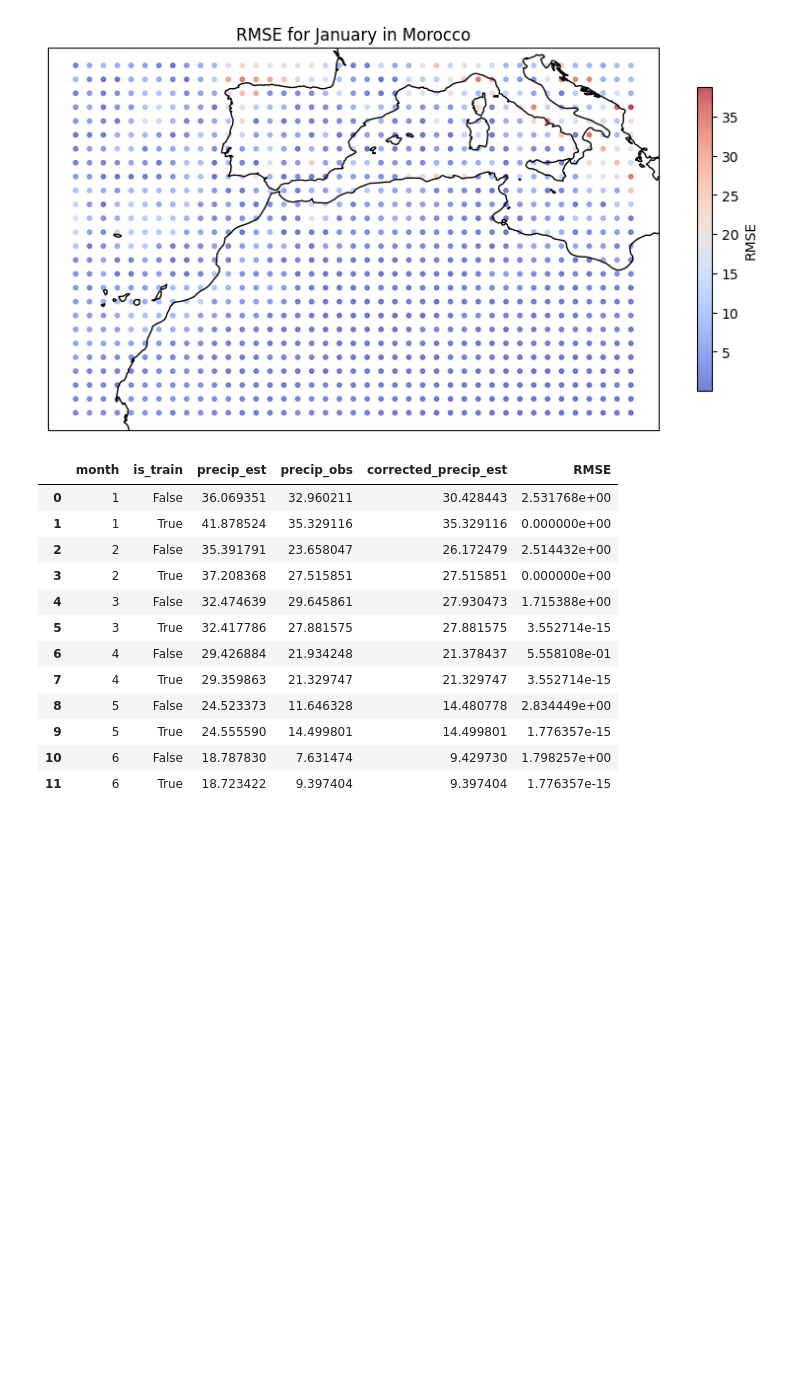
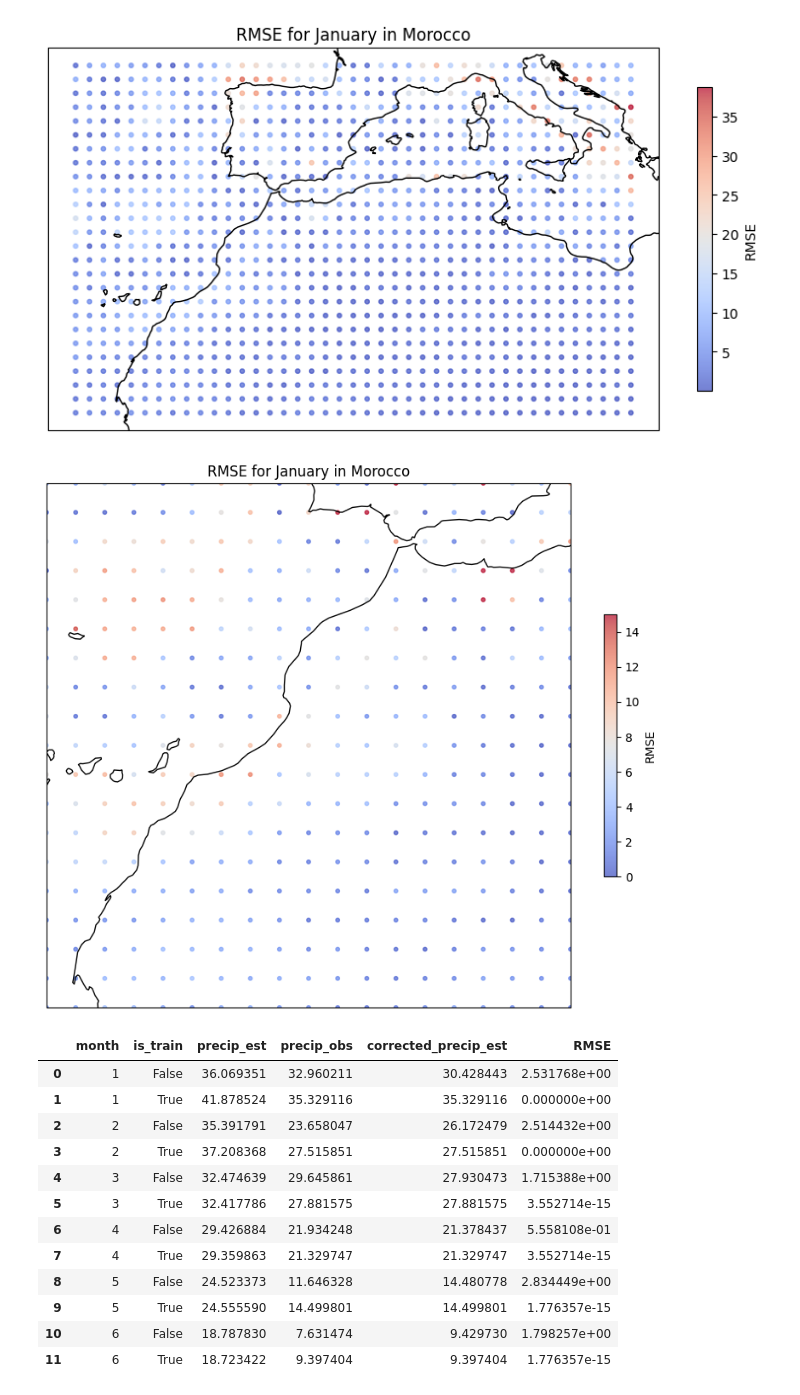
Before and after one commit to Yassmine2020/Precipitations_bias_correction, a Jupyter notebook: QMBC/eQM_grille.ipynb, the cells around one changed output. Cells and saved outputs as stored; diff of their text form; code cells hidden in the pictures; blank space fills up the shorter version.

```diff
--- a/QMBC/eQM_grille.ipynb
+++ b/QMBC/eQM_grille.ipynb
@@ -179,6 +133,37 @@ plt.title('RMSE for January in Morocco')
 plt.show()
 # %% [output]
 [figure]
+# %%
+import matplotlib.pyplot as plt
+import cartopy.crs as ccrs
+import pandas as pd
+
+# Load your data into a DataFrame.
+df = dec_average  # Make sure 'dec_average' is defined and contains your data.
+
+# Filter the DataFrame for January and is_train == False.
+january_test_df = df[(df['month'] == 1) & (df['is_train'] == False)]
+
+# Start by setting up the figure and axes with the desired size and projection.
+plt.figure(figsize=(10, 8))
+ax = plt.axes(projection=ccrs.PlateCarree())
+
+# Set the extent of the map to frame Morocco properly.
+# This should come before plotting the scatter plot to avoid any overlay issues.
+ax.set_extent([-18, 0, 20, 38])
+
+# Add the coastlines to the map for reference.
+ax.coastlines()
+
+scatter = ax.scatter(january_test_df['lon'], january_test_df['lat'],
+                     c=january_test_df['RMSE'], cmap='coolwarm', vmin=0, vmax=15,
+                     s=10, alpha=0.7, transform=ccrs.PlateCarree())
+
+plt.colorbar(scatter, shrink=0.5, label='RMSE')
+plt.title('RMSE for January in Morocco')
+plt.show()
+# %% [output]
+[figure, added]
 # %%
 dec_average
 # %% [output]
```
Also changed, not shown: parts of 4 cells of this notebook, 2 other files.
